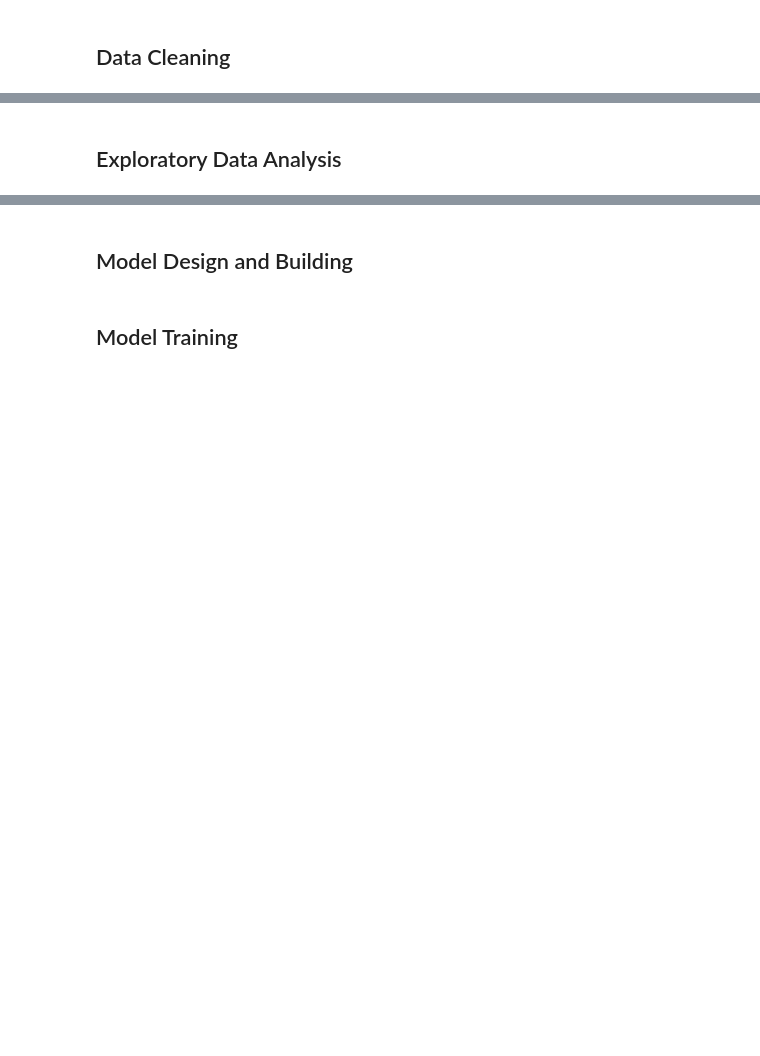
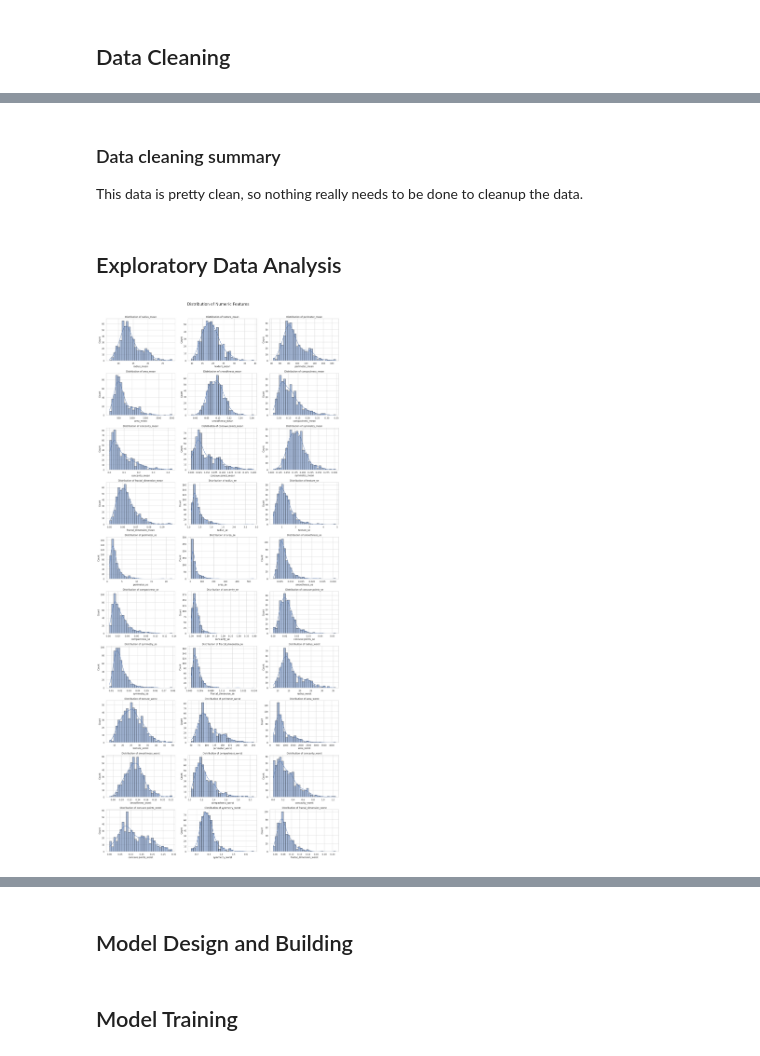
Before and after one commit to mpurkeypile-usd/AAI590-Final_Project, a Jupyter notebook: AAI590_Final_Project_MPurkeypile.ipynb, the cells around one changed output, grey strips where cells are left out. Saved outputs shown, nothing was run; the diff lists cells and outputs as text; code cells hidden in the pictures; blank space fills up the shorter version.

Commit message:
Initial data cleaning and EDA

```diff
--- a/AAI590_Final_Project_MPurkeypile.ipynb
+++ b/AAI590_Final_Project_MPurkeypile.ipynb
@@ -57,2 +133,34 @@ raw_data.isna().sum()
+# %% [markdown]
+### Data cleaning summary
+This data is pretty clean, so nothing really needs to be done to cleanup the data.
 # %% [markdown]
 ## Exploratory Data Analysis
+# %%
+# based on my AAI540 final project
+# Select numeric columns
+numeric_cols = raw_data.select_dtypes(include=['int64', 'float64']).columns
+numeric_cols = numeric_cols.drop('id')
+
+# Set plot style
+sns.set(style="whitegrid")
+
+# Set up the grid
+num_plots = len(numeric_cols)
+rows = (num_plots // 3) + (num_plots % 3 > 0)
+fig, axes = plt.subplots(rows, 3, figsize=(18, 4 * rows))
+axes = axes.flatten()
+
+# Plot distributions
+for i, col in enumerate(numeric_cols):
+    sns.histplot(raw_data[col], kde=True, ax=axes[i], bins=30, edgecolor='black')
+    axes[i].set_title(f'Distribution of {col}')
+
+# Remove unused subplots
+for j in range(i + 1, len(axes)):
+    fig.delaxes(axes[j])
+
+plt.tight_layout()
+plt.suptitle("Distribution of Numeric Features", fontsize=20, y=1.02)
+plt.show()
+# %% [output]
+[figure, added]
```
Also changed, not shown: parts of 7 cells of this notebook.
